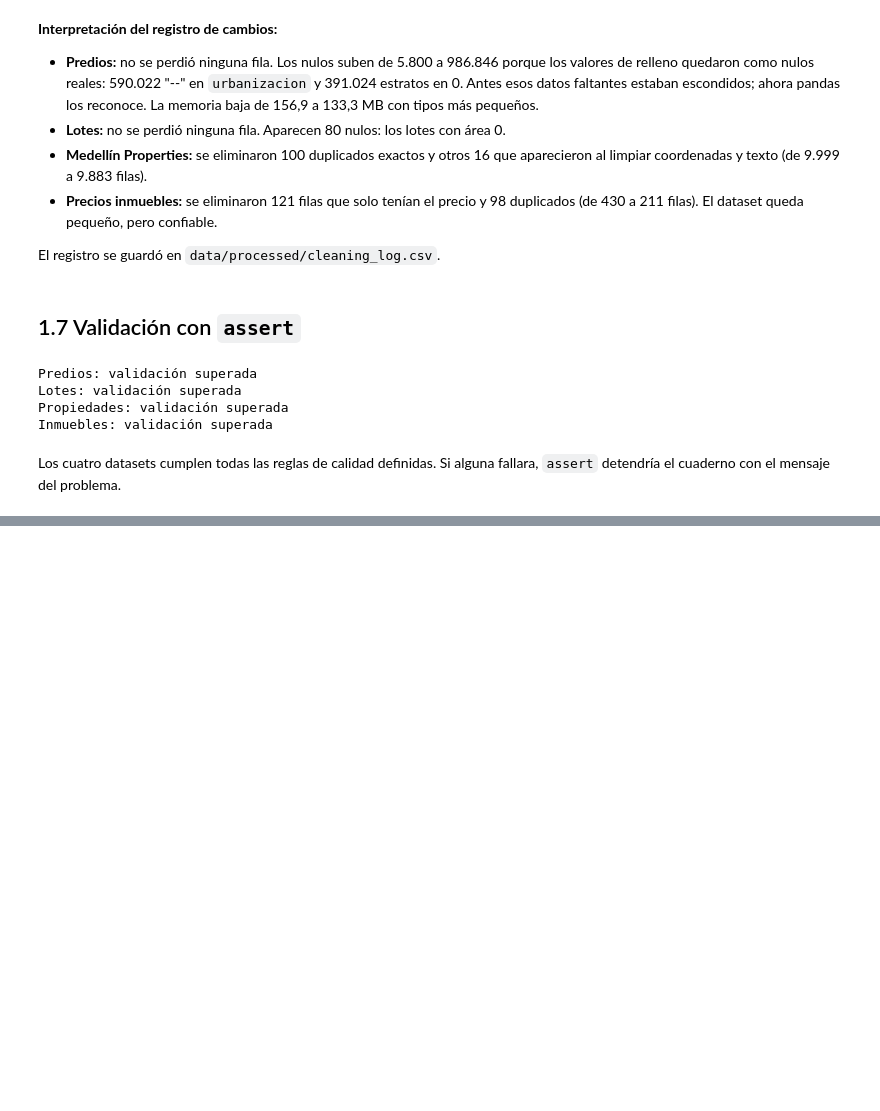
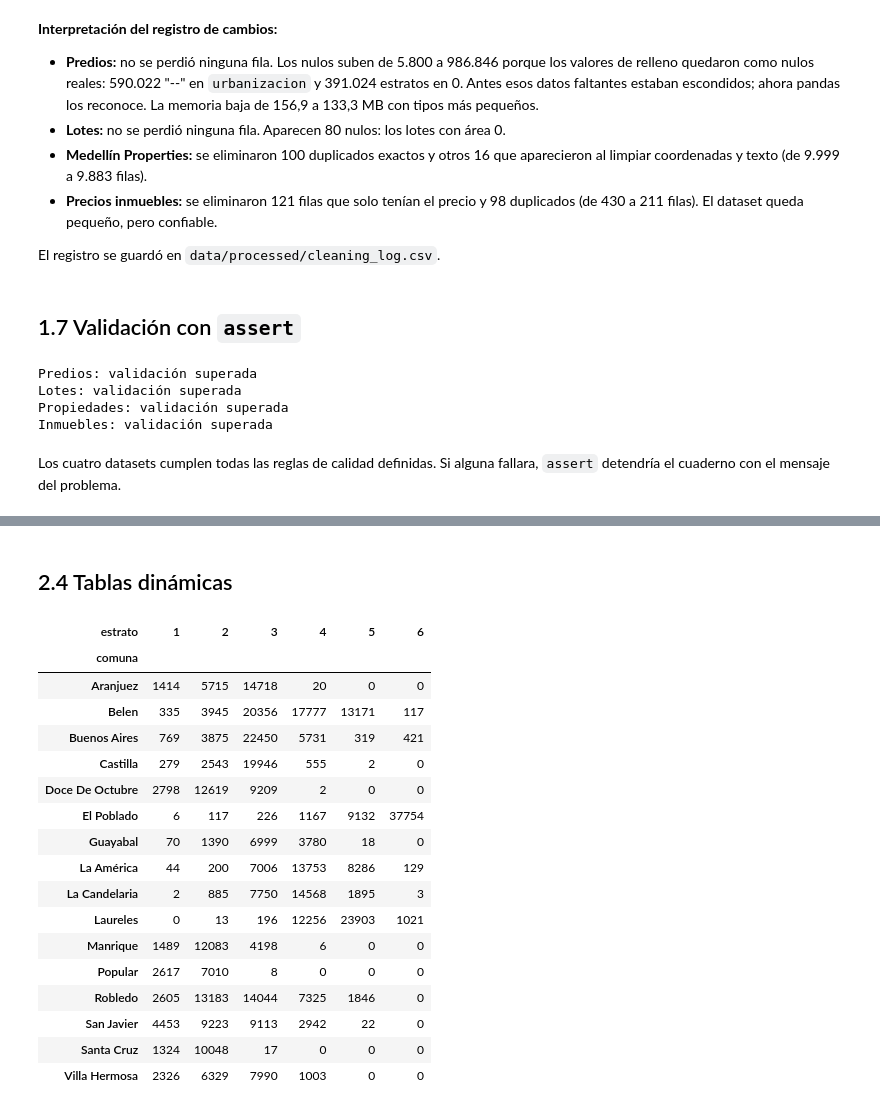
Before and after one commit to MAICOL-ESNEIDER/PROPIEDAD-HORIZONTAL, a Jupyter notebook: notebooks/data_preparation.ipynb, the cells around one changed output, grey strips where cells are left out. Saved outputs shown, nothing was run; the diff lists cells and outputs as text; code cells hidden in the pictures; blank space fills up the shorter version.

```diff
--- a/notebooks/data_preparation.ipynb
+++ b/notebooks/data_preparation.ipynb
@@ -558,0 +568,9 @@ Los cuatro datasets cumplen todas las reglas de calidad definidas. Si alguna fal
+# %%
+# Condición booleana: solo vivienda
+viviendas = predios[predios['es_vivienda']].copy()
+print('Viviendas en toda la ciudad:', len(viviendas))
+
+# isin(): solo las 16 comunas urbanas (la pregunta es por comunas)
+viviendas_comunas = viviendas[viviendas['cod_comuna'].isin(range(1, 17))].copy()
+print('Viviendas en las 16 comunas:', len(viviendas_comunas))
+print('Viviendas en los 5 corregimientos:', len(viviendas) - len(viviendas_comunas))
@@ -558,0 +703,25 @@ Los cuatro datasets cumplen todas las reglas de calidad definidas. Si alguna fal
+# %% [markdown]
+## 2.4 Tablas dinámicas
+# %%
+ph_comuna_estrato = ph.pivot_table(index='comuna', columns='estrato', values='matricula',
+                                   aggfunc='count', fill_value=0)
+ph_comuna_estrato
+# %% [output]
+| estrato | 1 | 2 | 3 | 4 | 5 | 6 |
+| comuna |  |  |  |  |  |  |
+| Aranjuez | 1414 | 5715 | 14718 | 20 | 0 | 0 |
+| Belen | 335 | 3945 | 20356 | 17777 | 13171 | 117 |
+| Buenos Aires | 769 | 3875 | 22450 | 5731 | 319 | 421 |
+| Castilla | 279 | 2543 | 19946 | 555 | 2 | 0 |
+| Doce De Octubre | 2798 | 12619 | 9209 | 2 | 0 | 0 |
+| El Poblado | 6 | 117 | 226 | 1167 | 9132 | 37754 |
+| Guayabal | 70 | 1390 | 6999 | 3780 | 18 | 0 |
+| La América | 44 | 200 | 7006 | 13753 | 8286 | 129 |
+| La Candelaria | 2 | 885 | 7750 | 14568 | 1895 | 3 |
+| Laureles | 0 | 13 | 196 | 12256 | 23903 | 1021 |
+| Manrique | 1489 | 12083 | 4198 | 6 | 0 | 0 |
+| Popular | 2617 | 7010 | 8 | 0 | 0 | 0 |
+| Robledo | 2605 | 13183 | 14044 | 7325 | 1846 | 0 |
+| San Javier | 4453 | 9223 | 9113 | 2942 | 22 | 0 |
+| Santa Cruz | 1324 | 10048 | 17 | 0 | 0 | 0 |
+| Villa Hermosa | 2326 | 6329 | 7990 | 1003 | 0 | 0 |
```
Also changed, not shown: parts of 17 cells of this notebook.
